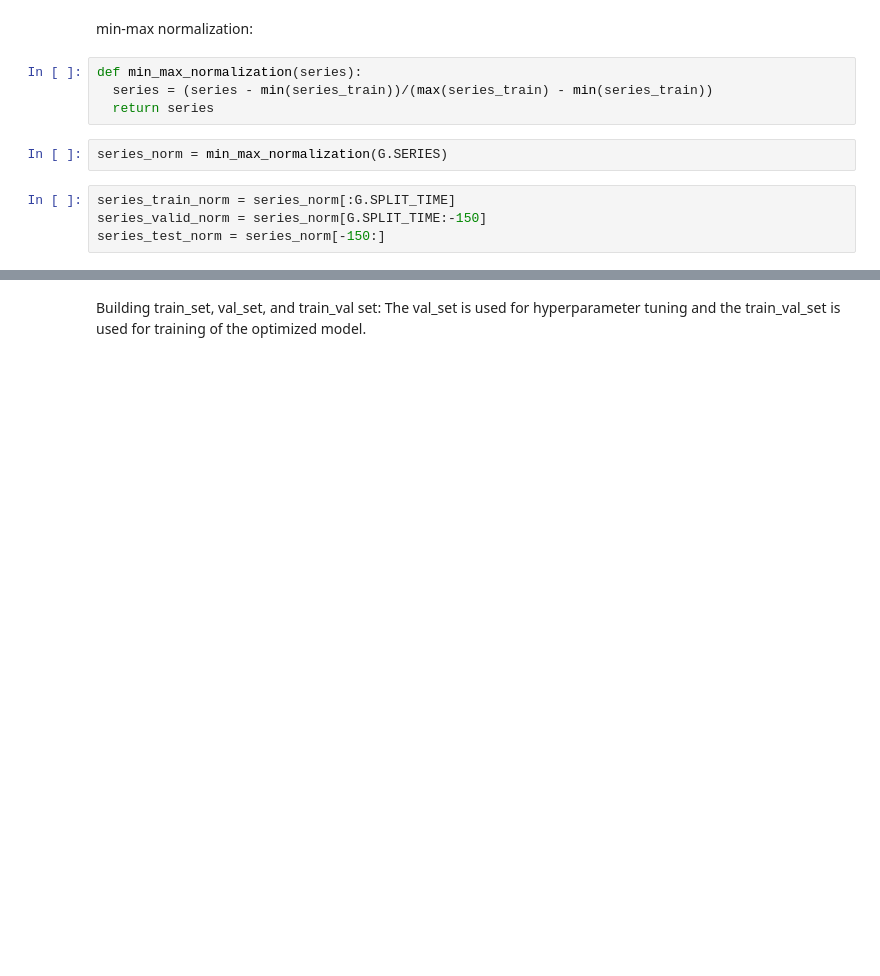
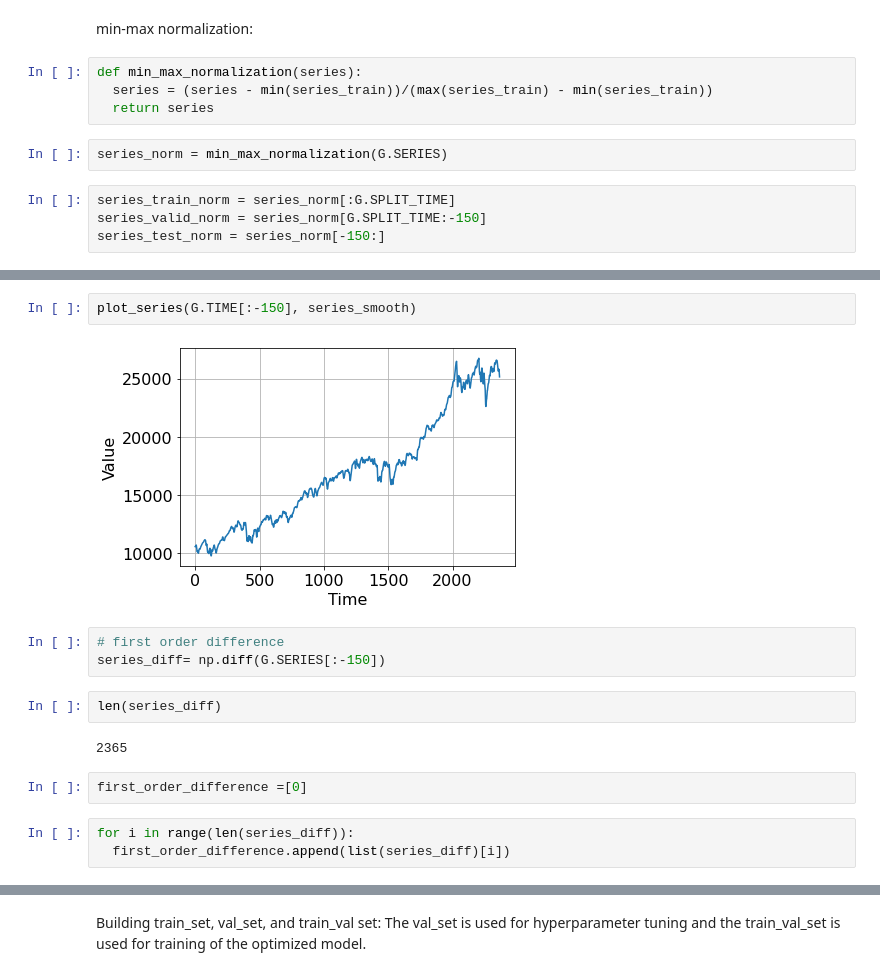
Before and after one commit to Zhang-Cheng-76200/Multistep-forecasting-CapsNet-LSTM, a Jupyter notebook: CapsNet_LSTM_DJIA.ipynb, the cells around one changed output, grey strips where cells are left out. Drawn from its saved outputs; the diff is of its cells as text; blank space fills up the shorter version.

Commit message:
first order difference

```diff
--- a/CapsNet_LSTM_DJIA.ipynb
+++ b/CapsNet_LSTM_DJIA.ipynb
@@ -157,0 +167,16 @@ series_test_norm = series_norm[-150:]
+# %%
+plot_series(G.TIME[:-150], series_smooth)
+# %% [output]
+[figure, added]
+# %%
+# first order difference
+series_diff= np.diff(G.SERIES[:-150])
+# %%
+len(series_diff)
+# %% [output]
+2365
+# %%
+first_order_difference =[0]
+# %%
+for i in range(len(series_diff)):
+  first_order_difference.append(list(series_diff)[i])
```
Also changed, not shown: parts of 49 cells of this notebook.
